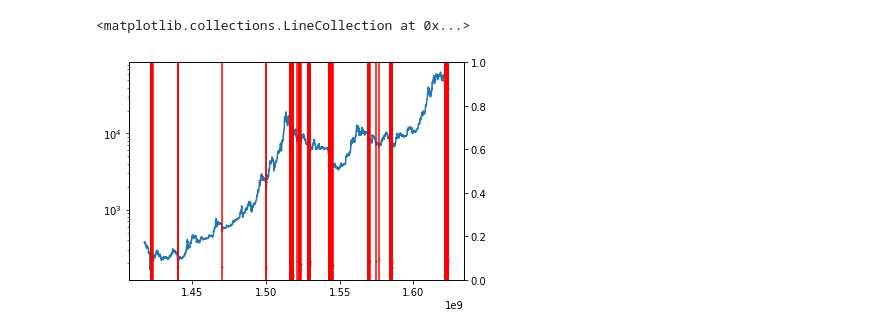
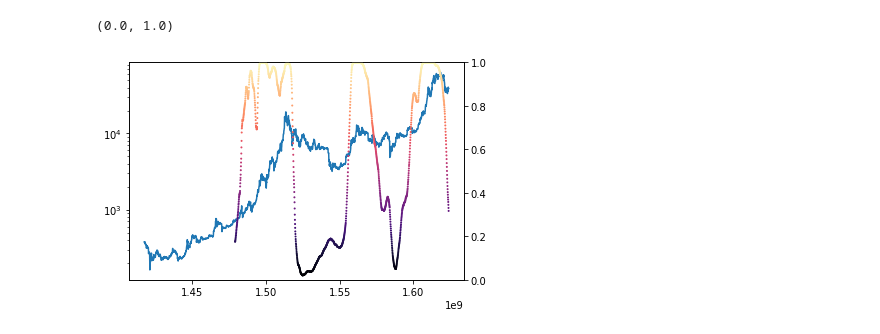
Before and after one commit to RDEvans31/saturn, a Jupyter notebook: Data analysis.ipynb, the cells around one changed output. Drawn from its saved outputs; the diff is of its cells as text; code cells hidden in the pictures.

```diff
--- a/Data analysis.ipynb
+++ b/Data analysis.ipynb
@@ -102,15 +100,15 @@ made it to here
 # %%
 
 
 fig2, ax3 = plt.subplots()
 ax3.plot(btc_price_data['unix'],btc_price_data['close'])
-risk2= risk_indicator(btc_price_data,fast)
-filtered_risk=risk2.loc[risk2['value']<0.1]
+risk2= rolling_risk(fast,slow,365)
+filtered_risk=risk2.loc[risk2['value']>0.9]
 ax3.set_yscale('log')
 ax4 = ax3.twinx()
-ax4.scatter(filtered_risk['unix'],filtered_risk['value'], s=1)
+ax4.scatter(risk2['unix'],risk2['value'], s=1, c=risk2['value'], cmap='magma')
 ax4.set_ylim(0,1)
-ax4.vlines(filtered_risk['unix'],0,btc_price_data['close'].max(), colors='r')
+#ax4.vlines(filtered_risk['unix'],0,btc_price_data['close'].max(), colors='r')
 # %% [output]
-<matplotlib.collections.LineCollection at 0x...>
+(0.0, 1.0)
-[figure, old version]
+[figure, new version]
```
Also changed, not shown: parts of 3 cells of this notebook, 1 other file.
